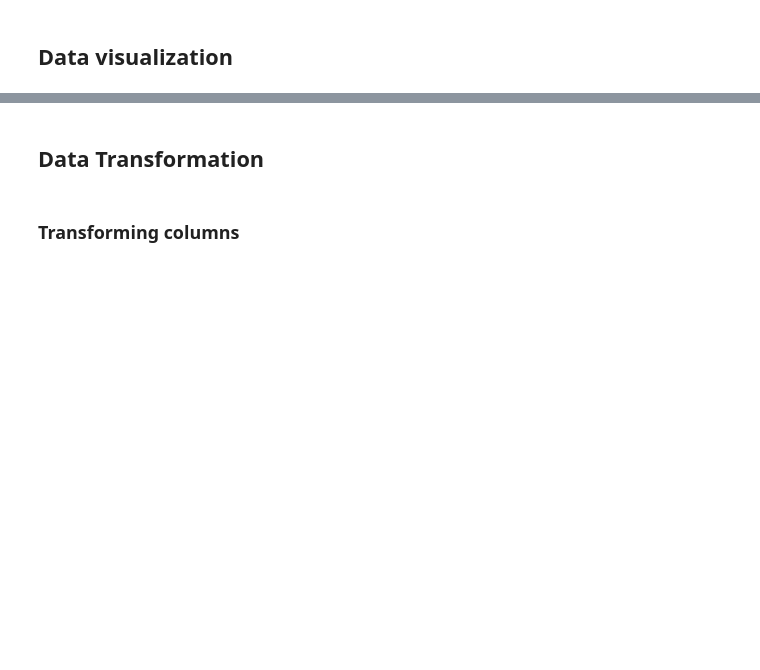
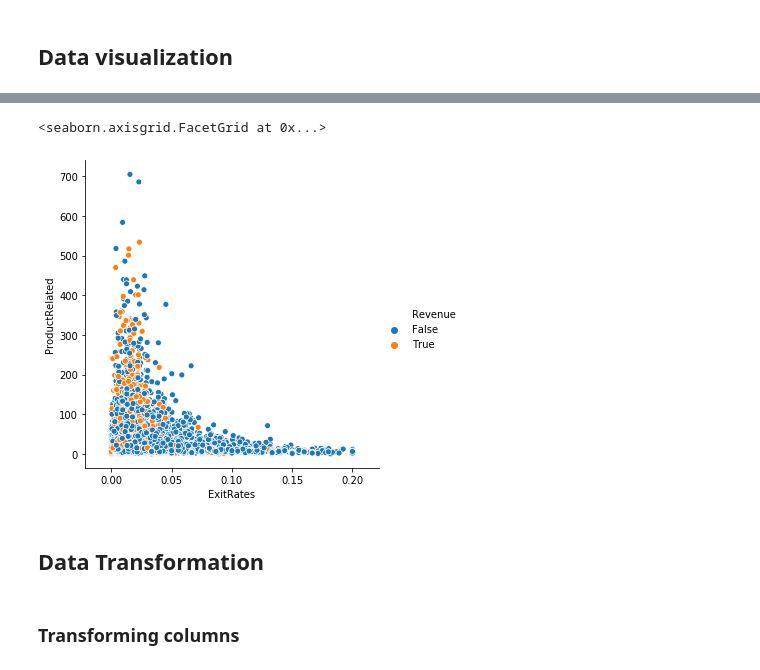
Before and after one commit to sideround/project-ml-onlineshop, a Jupyter notebook: project-ml-onlineshop_sosas.ipynb, the cells around one changed output, grey strips where cells are left out. Saved outputs shown, nothing was run; the diff lists cells and outputs as text; code cells hidden in the pictures; blank space fills up the shorter version.

```diff
--- a/project-ml-onlineshop_sosas.ipynb
+++ b/project-ml-onlineshop_sosas.ipynb
@@ -504,3 +1239,9 @@ for ax, col in zip(axes.flatten(), numeric_columns):
+# %%
+# As expected, majority of Revenues are true when exitRate is close to 0.00.",
+sns.relplot(x='ExitRates', y='ProductRelated', hue='Revenue', data=clean)
+# %% [output]
+<seaborn.axisgrid.FacetGrid at 0x...>
+[figure, added]
 # %% [markdown]
 ## Data Transformation
 # %% [markdown]
```
Also changed, not shown: parts of 171 cells of this notebook, 2 other files.
